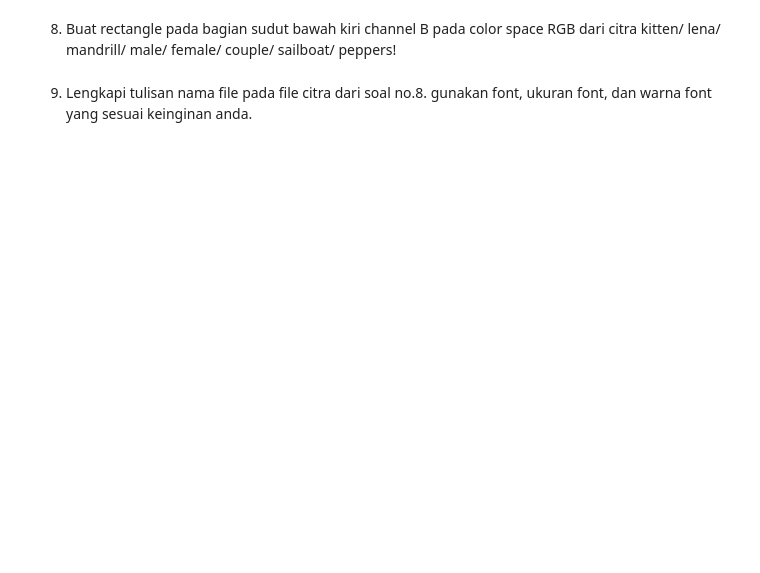
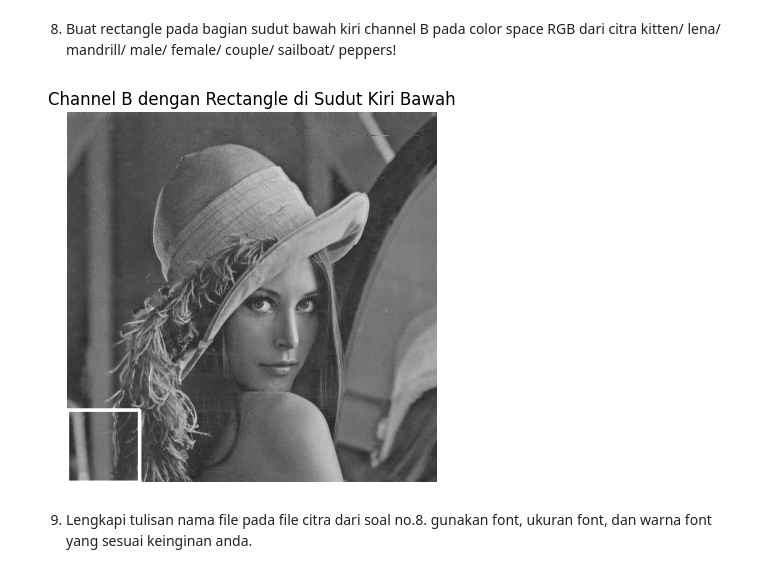
Before and after one commit to febriansyahadin/PCVK_Ganjil_2025, a Jupyter notebook: Week2.ipynb, the cells around one changed output. Drawn from its saved outputs; the diff is of its cells as text; code cells hidden in the pictures; blank space fills up the shorter version.

```diff
--- a/Week2.ipynb
+++ b/Week2.ipynb
@@ -308,6 +328,29 @@ beraktifitas (bukan pasfoto).
 # %% [markdown]
 8. Buat rectangle pada bagian sudut bawah kiri channel B pada color space RGB
 dari citra kitten/ lena/ mandrill/ male/ female/ couple/ sailboat/ peppers!
+# %%
+import cv2
+import matplotlib.pyplot as plt
+
+# Baca citra (contoh lena.png)
+img = cv2.imread("/content/drive/MyDrive/PCVK/Image/Lenna.png")
+
+# Pisahkan channel
+B, G, R = cv2.split(img)
+
+# Ambil ukuran gambar
+h, w = B.shape
+
+# Tambahkan rectangle di sudut kiri bawah
+# (0, h-100) = kiri bawah, (100, h) = kanan bawah (rectangle 100x100 pixel)
+cv2.rectangle(B, (0, h-100), (100, h), (255, 255, 255), 3)
+
+plt.imshow(B, cmap="gray")
+plt.title("Channel B dengan Rectangle di Sudut Kiri Bawah")
+plt.axis("off")
+plt.show()
+# %% [output]
+[figure, added]
 # %% [markdown]
 9. Lengkapi tulisan nama file pada file citra dari soal no.8. gunakan font, ukuran
 font, dan warna font yang sesuai keinginan anda.
```
Also changed, not shown: parts of 2 cells of this notebook.
